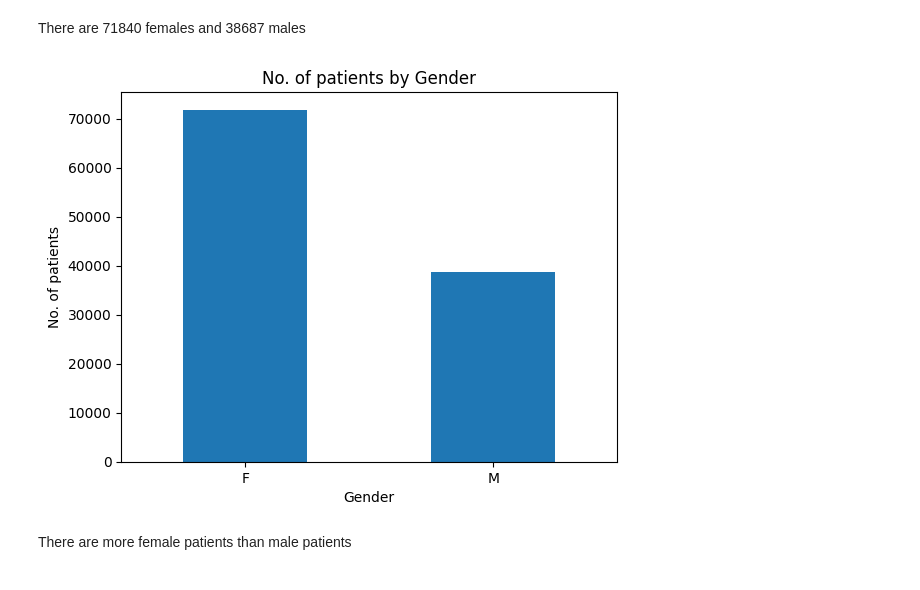
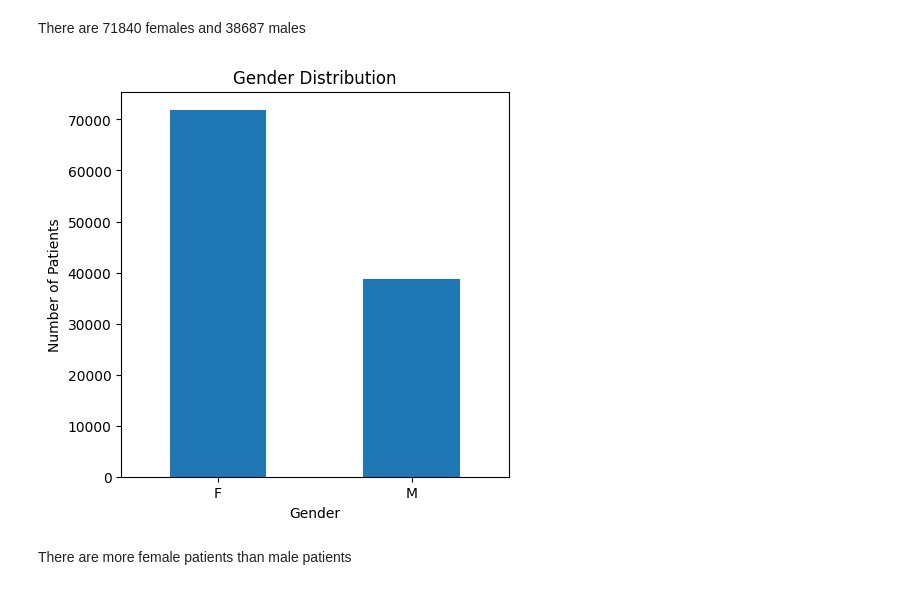
Before and after one commit to jarvi652/Investigate_a_dataset_-Udacity_Project, a Jupyter notebook: Investigate_a_Dataset.ipynb, the cells around one changed output. Cells and saved outputs as stored; diff of their text form; code cells hidden in the pictures.

```diff
--- a/Investigate_a_Dataset.ipynb
+++ b/Investigate_a_Dataset.ipynb
@@ -161,5 +162,12 @@ Yes    22319
 Name: count, dtype: int64
 # %% [markdown]
 88207 patients showed up for their appointment and 22319 patients did not show up
+# %%
+# Function to plot bar chart
+def plot_bar(data, x_label, y_label, title, figsize=(5, 5)):
+    ax = data.plot(kind='bar', title=title, figsize=figsize, rot=0)
+    ax.set_xlabel(x_label)
+    ax.set_ylabel(y_label)
+    plt.show()
 # %%
 #Plotting distribution of show versus no show patients
@@ -194,13 +199,9 @@ Name: count, dtype: int64
 There are 71840 females and 38687 males
 # %%
 #plotting distribution of Gender on a bar
-ax = df['Gender'].value_counts().plot(
-        kind='bar',
-        title = 'No. of patients by Gender',
-        rot=0)
-ax.set_xlabel('Gender')
-ax.set_ylabel('No. of patients');
+# Gender distribution (Bar plot)
+plot_bar(df['Gender'].value_counts(), 'Gender', 'Number of Patients', 'Gender Distribution')
 # %% [output]
-[figure, old version]
+[figure, new version]
 # %% [markdown]
 There are more female patients than male patients
```
Also changed, not shown: parts of 41 cells of this notebook.
